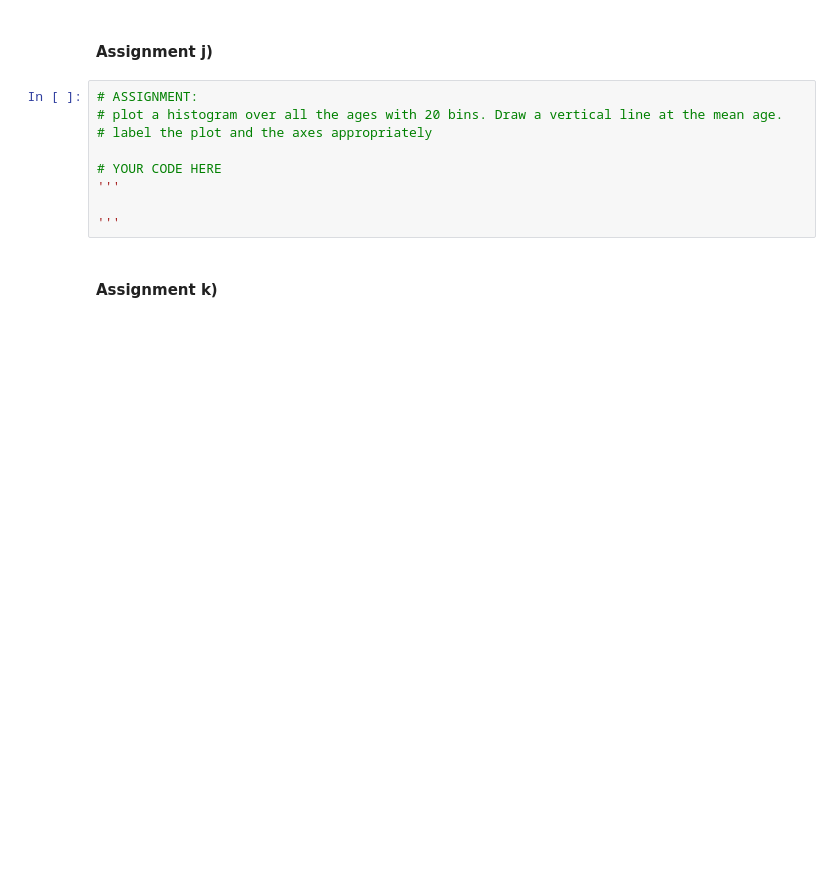
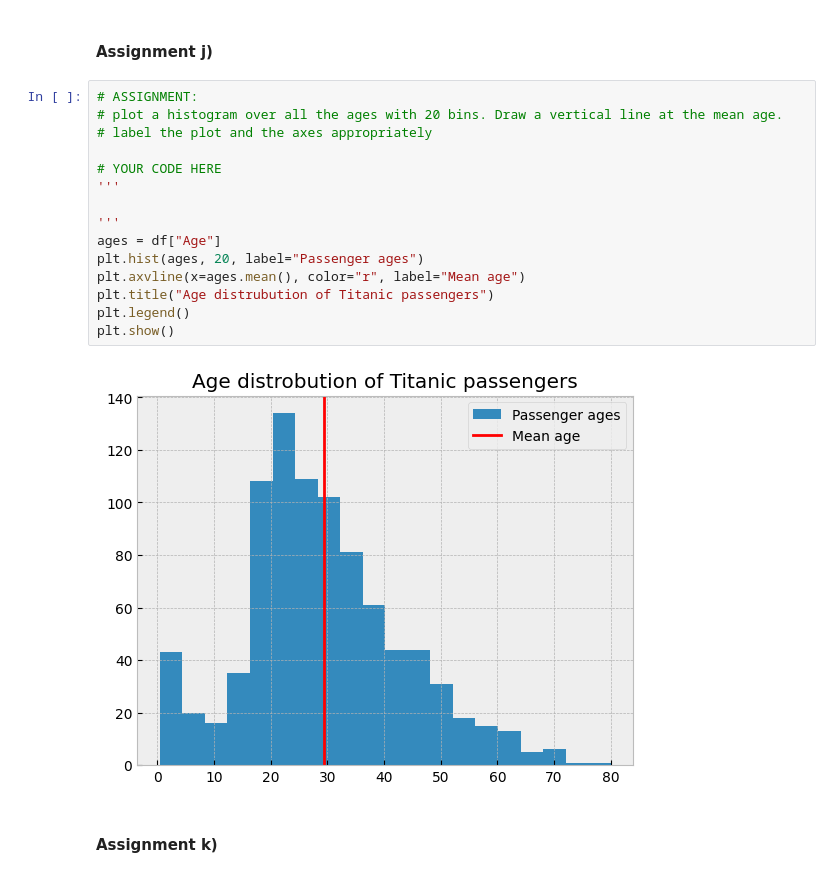
Before and after one commit to richard-lovgren/ml-1dl034-public-assignments, a Jupyter notebook: Assignments/Practical/PracticalNotebook2.ipynb, the cells around one changed output. Cells and saved outputs as stored; diff of their text form; blank space fills up the shorter version.

```diff
--- a/Assignments/Practical/PracticalNotebook2.ipynb
+++ b/Assignments/Practical/PracticalNotebook2.ipynb
@@ -528,12 +527,20 @@ plt.show()
 # %%
 # ASSIGNMENT:
 # plot a histogram over all the ages with 20 bins. Draw a vertical line at the mean age.
 # label the plot and the axes appropriately
 
 # YOUR CODE HERE
 '''
 
 '''
+ages = df["Age"]
+plt.hist(ages, 20, label="Passenger ages")
+plt.axvline(x=ages.mean(), color="r", label="Mean age")
+plt.title("Age distrubution of Titanic passengers")
+plt.legend()
+plt.show()
+# %% [output]
+[figure, added]
 # %% [markdown]
 #### Assignment k)
 # %% [markdown]
```
Also changed, not shown: parts of 6 cells of this notebook.
